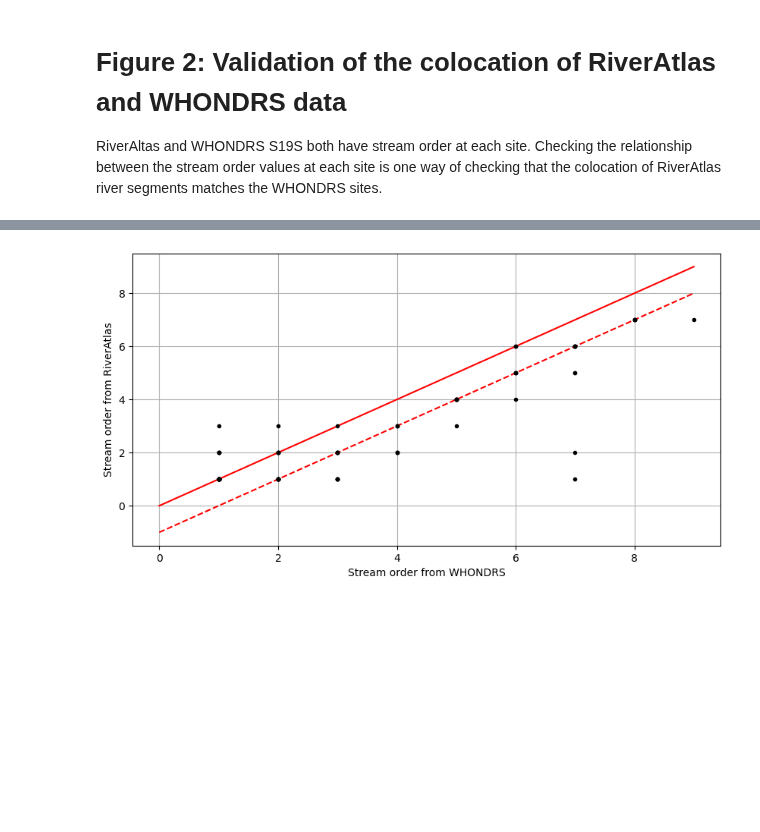
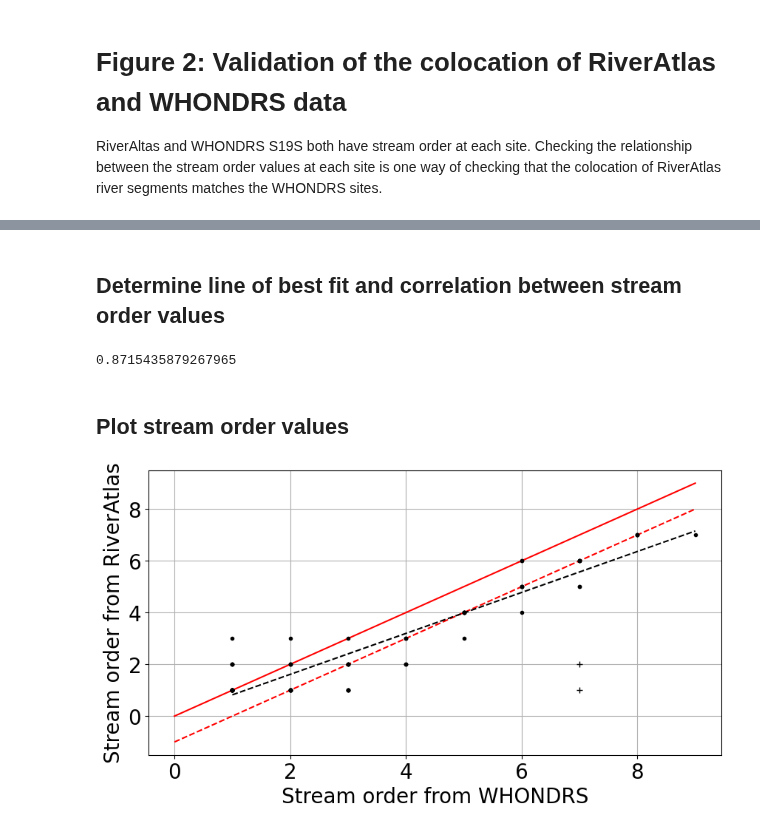
Before and after one commit to parallelworks/sl-archive-whondrs, a Jupyter notebook: examples/fig02_colocation_validation.ipynb, the cells around one changed output, grey strips where cells are left out. Drawn from its saved outputs; the diff is of its cells as text; code cells hidden in the pictures; blank space fills up the shorter version.

Commit message:
Updated Figs. 2, 4, 5, 6 font, legends, labels

```diff
--- a/examples/fig02_colocation_validation.ipynb
+++ b/examples/fig02_colocation_validation.ipynb
@@ -5,4 +5,15 @@ RiverAltas and WHONDRS S19S both have stream order at each site. Checking the re
 # %%
 import pandas as pd
 import matplotlib.pyplot as plt
+import matplotlib as mpl
 import numpy as np
+
+# Set all font sizes in the plots
+font = {'family' : 'sans',
+        'style'  : 'normal',
+        'weight' : 'normal',
+        'size'   : 20}
+
+mpl.rc('font', **font)
+
+pd.set_option('display.max_rows', 500)
@@ -22,25 +35,55 @@ colocated_df['RA_SO'] = colocated_df['RA_SO'].astype(int)
 
 colocated_df['my_lm'] = colocated_df['my_lm'].astype(float)
 colocated_df['RA_lm'] = colocated_df['RA_lm'].astype(float)
+
+# Set site ID as Pandas index
+colocated_df.set_index('WH_ID', inplace=True)
+# %%
+# Pull out the two outlier sites
+S19S_0022 = colocated_df.loc['S19S_0022',:]
+S19S_0060 = colocated_df.loc['S19S_0060',:]
+drop_null = colocated_df.drop('S19S_0022', inplace=True)
+drop_null = colocated_df.drop('S19S_0060', inplace=True)
+# %% [markdown]
+## Determine line of best fit and correlation between stream order values
+# %%
+# Compute line of best fit between testing and training targets
+best_fit_line = np.polynomial.polynomial.Polynomial.fit(
+    np.squeeze(colocated_df['WH_SO']),
+    np.squeeze(colocated_df['RA_SO']),1)
+plot_best_fit_line = best_fit_line.linspace(n=100,domain=[colocated_df['WH_SO'].min(),colocated_df['WH_SO'].max()])
+# %%
+# The correlation matrix includes self correlations (1), so pick out
+# the single cross-correlation value.
+r = np.corrcoef(colocated_df['WH_SO'],colocated_df['RA_SO'])[1,0]
+r2 = r*r
+print(r2)
+# %% [output]
+0.8715435879267965
+# %% [markdown]
+## Plot stream order values
 # %%
 #fig, [ax0,ax1] = plt.subplots(1,2,figsize=(10,5))
 fig, ax0 = plt.subplots(1,1,figsize=(10,5))
 
 ax0.plot([0,9],[0,9],'r')
 ax0.plot([0,9],[-1,8],'r--')
+ax0.plot(plot_best_fit_line[0],plot_best_fit_line[1],'k--')
 ax0.plot(colocated_df['WH_SO'],colocated_df['RA_SO'],'k.')
+ax0.plot(S19S_0022['WH_SO'],S19S_0022['RA_SO'],'k+')
+ax0.plot(S19S_0060['WH_SO'],S19S_0060['RA_SO'],'k+')
 ax0.grid()
 
 ax0.set_xlabel('Stream order from WHONDRS')
 ax0.set_ylabel('Stream order from RiverAtlas')
 
 #ax1.plot([0,18],[0,18],'r')
 #ax1.plot(colocated_df['my_lm']/1000,colocated_df['RA_lm'],'k.')
 #ax1.grid()
 #
 #ax1.set_xlabel('River segment length computed from coordinates (km)')
 #ax1.set_ylabel('River segment length reported in RiverAtlas (km)')
 
 plt.savefig('fig02_colocation_validation.pdf')
 # %% [output]
-[figure, old version]
+[figure, new version]
```
Also changed, not shown: parts of 1 cell of this notebook, 5 other files.
